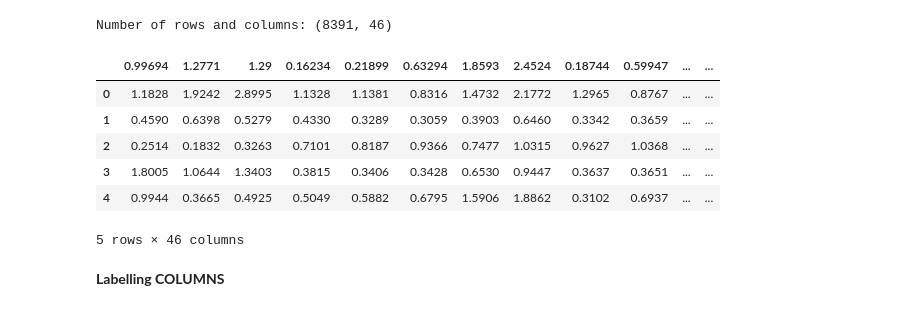
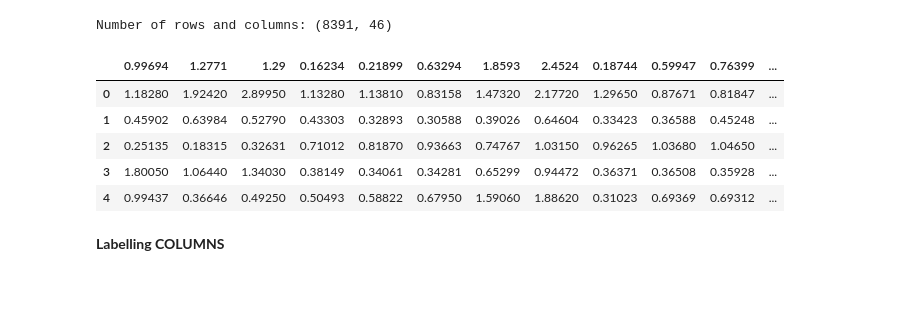
Before and after one commit to sherkhan15/TDD--EEG-SIgnals-, a Jupyter notebook: 45 channel_1sec_aplhapower.ipynb, the cells around one changed output. Saved outputs shown, nothing was run; the diff lists cells and outputs as text; code cells hidden in the pictures.

```diff
--- a/45 channel_1sec_aplhapower.ipynb
+++ b/45 channel_1sec_aplhapower.ipynb
@@ -1,43 +1,28 @@
 # %%
 import numpy as np
 import matplotlib.pyplot as plt
 import pandas as pd
-pd.set_option('display.float_format', lambda x: '%.4f' % x)
-import seaborn as sns
-sns.set_context("paper", font_scale=1.3)
-sns.set_style('white')
 import warnings
 warnings.filterwarnings('ignore')
 from sklearn import preprocessing
 import tensorflow as tf
 %matplotlib inline
-import math
-import keras
-from keras.models import Sequential
-from keras.layers import Dense
-from keras.layers import LSTM
-from keras.layers import Dropout
-from keras.layers import *
-from sklearn.preprocessing import MinMaxScaler
-
-from keras.callbacks import EarlyStopping
-
 import sklearn
+import seaborn as sns
 from sklearn.preprocessing import StandardScaler
 df=pd.read_csv('45 channel 1sec alphapower with labels.csv')
 
 
 print('Number of rows and columns:', df.shape)
 df.head(5)
 # %% [output]
 Number of rows and columns: (8391, 46)
-|  | 0.99694 | 1.2771 | 1.29 | 0.16234 | 0.21899 | 0.63294 | 1.8593 | 2.4524 | 0.18744 | 0.59947 | ... | ... |
-| 0 | 1.1828 | 1.9242 | 2.8995 | 1.1328 | 1.1381 | 0.8316 | 1.4732 | 2.1772 | 1.2965 | 0.8767 | ... | ... |
-| 1 | 0.4590 | 0.6398 | 0.5279 | 0.4330 | 0.3289 | 0.3059 | 0.3903 | 0.6460 | 0.3342 | 0.3659 | ... | ... |
-| 2 | 0.2514 | 0.1832 | 0.3263 | 0.7101 | 0.8187 | 0.9366 | 0.7477 | 1.0315 | 0.9627 | 1.0368 | ... | ... |
-| 3 | 1.8005 | 1.0644 | 1.3403 | 0.3815 | 0.3406 | 0.3428 | 0.6530 | 0.9447 | 0.3637 | 0.3651 | ... | ... |
-| 4 | 0.9944 | 0.3665 | 0.4925 | 0.5049 | 0.5882 | 0.6795 | 1.5906 | 1.8862 | 0.3102 | 0.6937 | ... | ... |
+|  | 0.99694 | 1.2771 | 1.29 | 0.16234 | 0.21899 | 0.63294 | 1.8593 | 2.4524 | 0.18744 | 0.59947 | 0.76399 | ... |
+| 0 | 1.18280 | 1.92420 | 2.89950 | 1.13280 | 1.13810 | 0.83158 | 1.47320 | 2.17720 | 1.29650 | 0.87671 | 0.81847 | ... |
+| 1 | 0.45902 | 0.63984 | 0.52790 | 0.43303 | 0.32893 | 0.30588 | 0.39026 | 0.64604 | 0.33423 | 0.36588 | 0.45248 | ... |
+| 2 | 0.25135 | 0.18315 | 0.32631 | 0.71012 | 0.81870 | 0.93663 | 0.74767 | 1.03150 | 0.96265 | 1.03680 | 1.04650 | ... |
+| 3 | 1.80050 | 1.06440 | 1.34030 | 0.38149 | 0.34061 | 0.34281 | 0.65299 | 0.94472 | 0.36371 | 0.36508 | 0.35928 | ... |
+| 4 | 0.99437 | 0.36646 | 0.49250 | 0.50493 | 0.58822 | 0.67950 | 1.59060 | 1.88620 | 0.31023 | 0.69369 | 0.69312 | ... |
-5 rows × 46 columns
 # %% [markdown]
 
 
```
Also changed, not shown: parts of 7 cells of this notebook, 19 other files.
